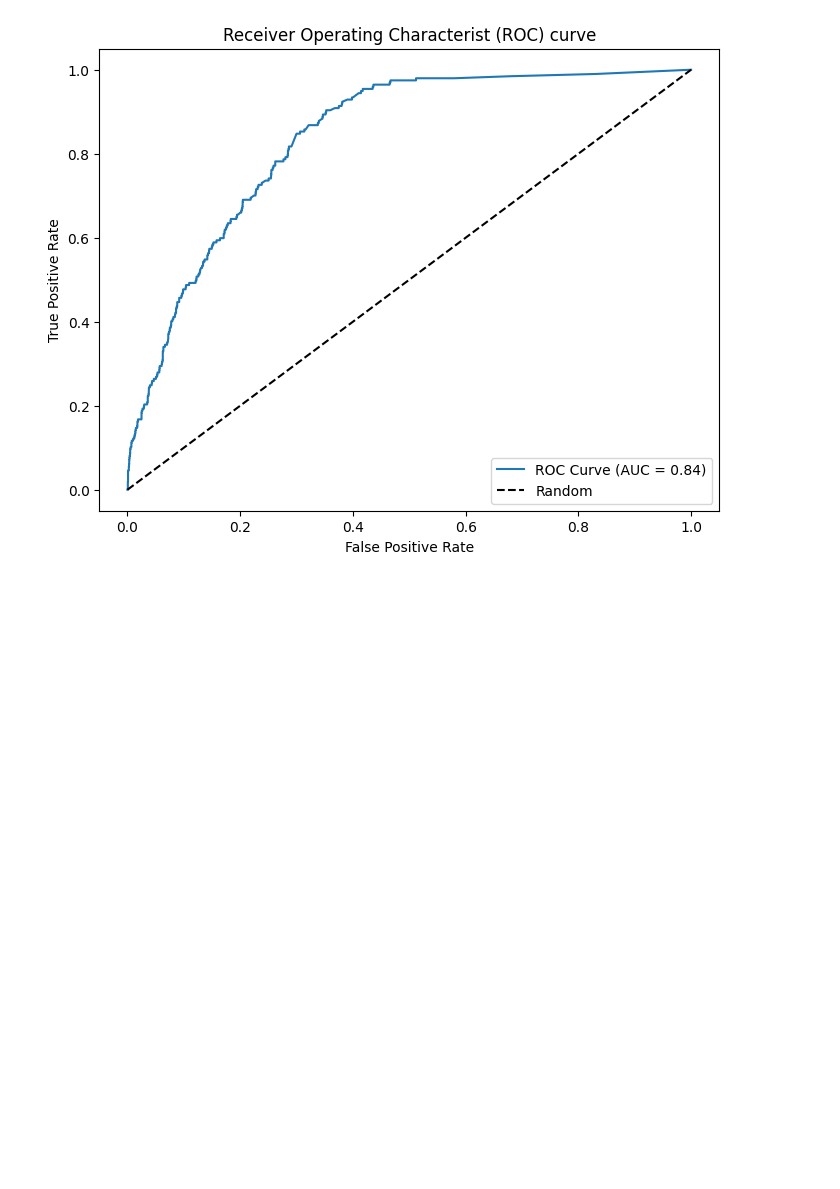
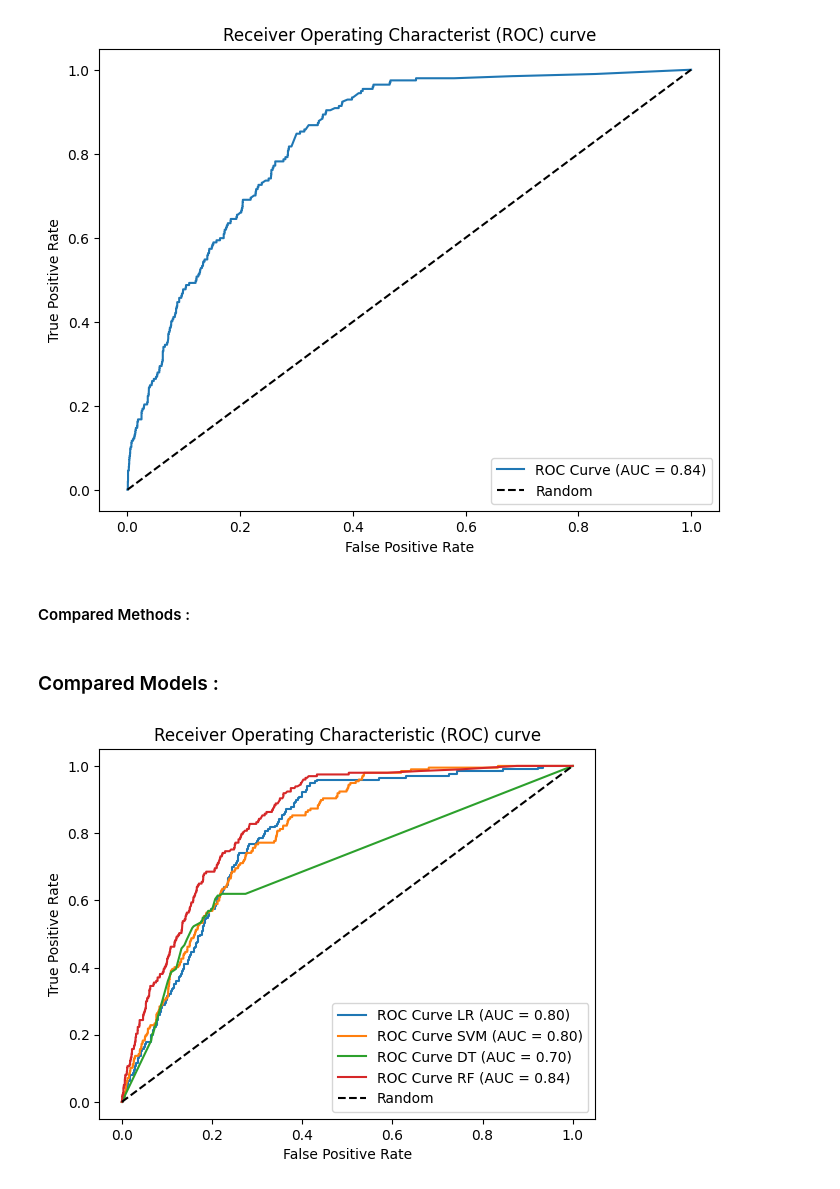
Before and after one commit to Alirezarahhmati/KaggleClaimFraudClassification, a Jupyter notebook: FraudDetector.ipynb, the cells around one changed output. Saved outputs shown, nothing was run; the diff lists cells and outputs as text; code cells hidden in the pictures; blank space fills up the shorter version.

```diff
--- a/FraudDetector.ipynb
+++ b/FraudDetector.ipynb
@@ -1387,3 +1566,5 @@ model.fit(X_train_resample, y_train_resample)
 plot_roc_curve(model, X_test, y_test)
 # %% [output]
 [figure]
+# %% [markdown]
+#### Compared Methods :
@@ -1389,0 +1627,71 @@ plot_roc_curve(model, X_test, y_test)
+# %% [markdown]
+### Compared Models :
+# %%
+import numpy as np
+from sklearn.preprocessing import StandardScaler
+from imblearn.over_sampling import RandomOverSampler
+from imblearn.under_sampling import RandomUnderSampler
+from imblearn.combine import SMOTEENN
+from sklearn.model_selection import train_test_split
+from sklearn.metrics import roc_curve, roc_auc_score
+import matplotlib.pyplot as plt
+from sklearn.svm import SVC
+
+X_train, X_test, y_train, y_test = train_test_split(X, y, test_size=0.2, random_state=42)
+
+scaler = StandardScaler()
+X_train = scaler.fit_transform(X_train)
+X_test = scaler.transform(X_test)
+
+# Logistic Regression
+smote = SMOTEENN(random_state=42)
+X_train_resample, y_train_resample = smote.fit_resample(X_train, y_train)
+model = LogisticRegression(max_iter=1000)
+model.fit(X_train_resample, y_train_resample)
+
+y_pred = model.predict_proba(X_test)[:, 1]
+fpr, tpr, _ = roc_curve(y_test, y_pred)
+auc = roc_auc_score(y_test, y_pred)
+plt.plot(fpr, tpr, label=f'ROC Curve LR (AUC = {auc:.2f})')
+
+# SVM
+smote = SMOTEENN(random_state=42)
+X_train_resample, y_train_resample = smote.fit_resample(X_train, y_train)
+model = SVC(kernel='rbf', C=1.0, probability=True)
+model.fit(X_train_resample, y_train_resample)
+
+y_pred = model.predict_proba(X_test)[:, 1]
+fpr, tpr, _ = roc_curve(y_test, y_pred)
+auc = roc_auc_score(y_test, y_pred)
+plt.plot(fpr, tpr, label=f'ROC Curve SVM (AUC = {auc:.2f})')
+
+# Decisin Tree
+smote = SMOTEENN(random_state=42)
+X_train_resample, y_train_resample = smote.fit_resample(X_train, y_train)
+model = DecisionTreeClassifier(criterion='gini', max_depth=15, random_state=42)
+model.fit(X_train_resample, y_train_resample)
+
+y_pred = model.predict_proba(X_test)[:, 1]
+fpr, tpr, _ = roc_curve(y_test, y_pred)
+auc = roc_auc_score(y_test, y_pred)
+plt.plot(fpr, tpr, label=f'ROC Curve DT (AUC = {auc:.2f})')
+
+# Random Forest
+smote = SMOTEENN(random_state=42)
+X_train_resample, y_train_resample = smote.fit_resample(X_train, y_train)
+model = RandomForestClassifier(n_estimators=100, criterion='gini', max_depth=25, random_state=42)
+model.fit(X_train_resample, y_train_resample)
+
+y_pred = model.predict_proba(X_test)[:, 1]
+fpr, tpr, _ = roc_curve(y_test, y_pred)
+auc = roc_auc_score(y_test, y_pred)
+plt.plot(fpr, tpr, label=f'ROC Curve RF (AUC = {auc:.2f})')
+
+plt.plot([0, 1], [0, 1], 'k--', label='Random')
+plt.xlabel('False Positive Rate')
+plt.ylabel('True Positive Rate')
+plt.title('Receiver Operating Characteristic (ROC) curve')
+plt.legend(loc='lower right')
+plt.show()
+# %% [output]
+[figure, added]
```
Also changed, not shown: parts of 8 cells of this notebook.
